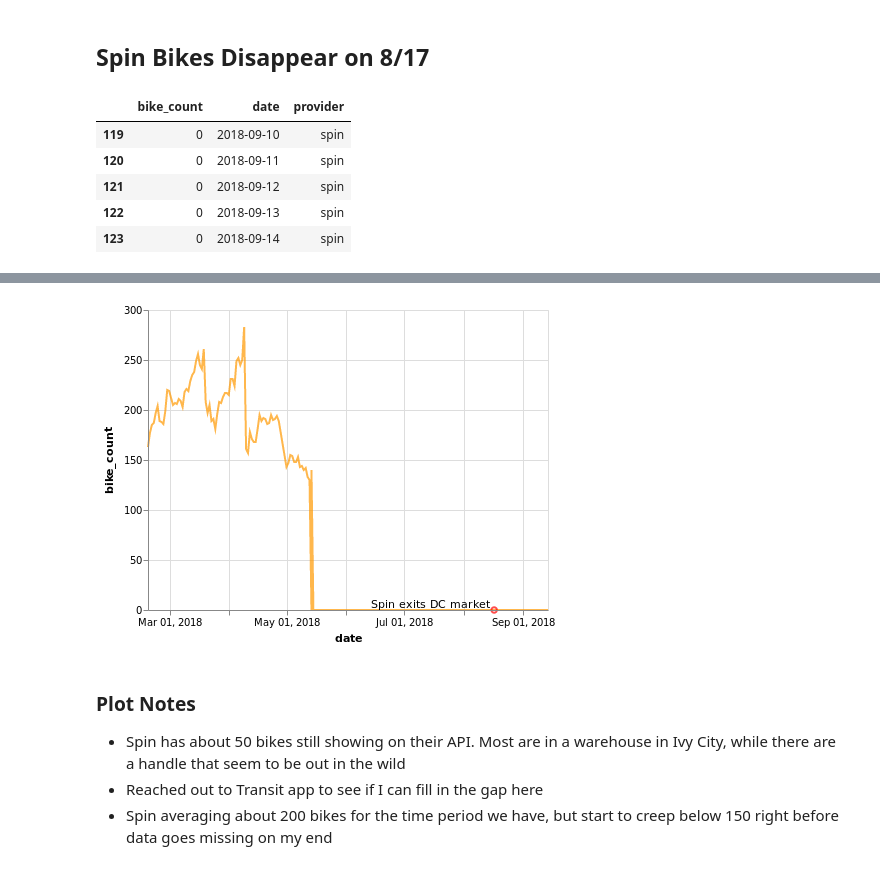
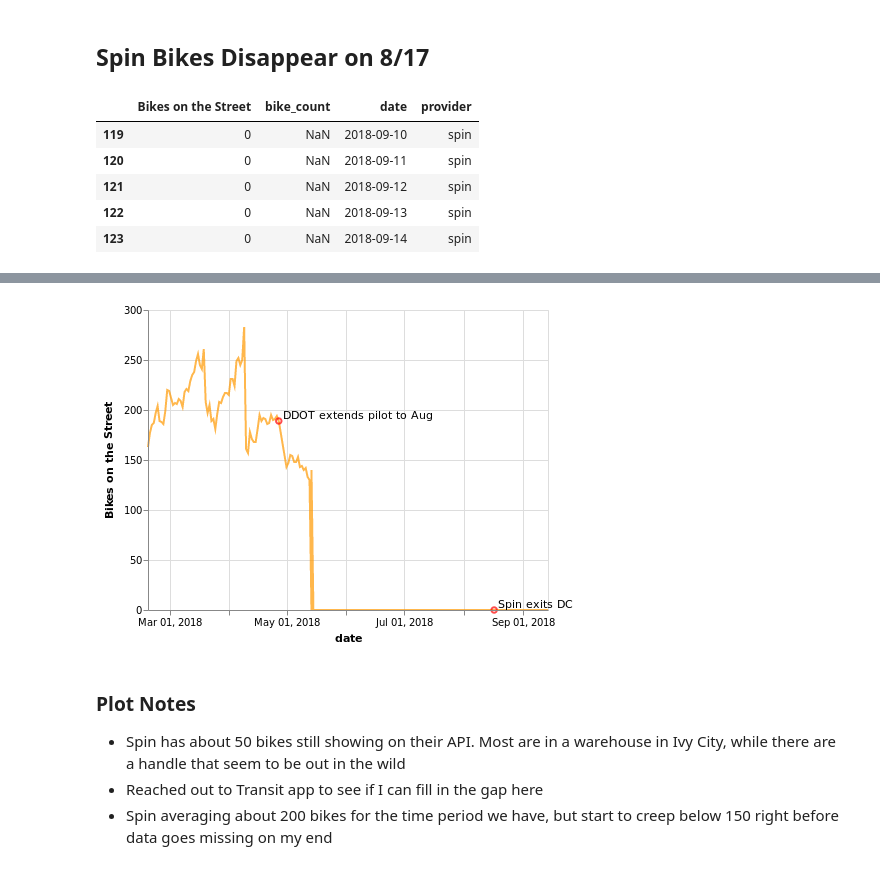
Before and after one commit to msussman/dc_dobi_extinction, a Jupyter notebook: plots/all_providers.ipynb, the cells around one changed output, grey strips where cells are left out. Cells and saved outputs as stored; diff of their text form; code cells hidden in the pictures.

```diff
--- a/plots/all_providers.ipynb
+++ b/plots/all_providers.ipynb
@@ -76,33 +113,35 @@ df.to_csv("daily_bike_count.csv")
 df['date'] = pd.to_datetime(df['date'])
 
 # Smooth out days with outliers due to API issues
-df['bike_count'] = np.where((df['provider'] == 'ofo') &
-                             (df['bike_count'] < 20) &
-                              (df['date'] <= '2018-04-10'), 400, df['bike_count'])
-df['bike_count'] = np.where((df['bike_count'] > 500) &
-                            (df['date'] <= '2018-04-10'), 450, df['bike_count'])
+df['Bikes on the Street'] = np.where((df['provider'] == 'ofo') &
+                                     (df['Bikes on the Street'] < 20) &
+                                     (df['date'] <= '2018-04-10'), 400, df['Bikes on the Street'])
+df['Bikes on the Street'] = np.where((df['Bikes on the Street'] > 500) &
+                                     (df['date'] <= '2018-04-10'), 450, df['Bikes on the Street'])
 # %% [markdown]
 ## Spin Bikes Disappear on 8/17
 # %%
 spin_df = df[df['provider'] == 'spin']
 # Pad out the rest of the days in the Dataframe
 spin_padding_df = pd.DataFrame(pd.date_range(start=spin_df['date'].max(), end=df['date'].max()), columns=['date'])
-spin_padding_df['bike_count'] = 0
+spin_padding_df['Bikes on the Street'] = 0
 spin_padding_df['provider'] = 'spin'
 
 spin_df = pd.concat([spin_df, spin_padding_df], axis=0)
 spin_df.tail()
 # %% [output]
-|  | bike_count | date | provider |
-| 119 | 0 | 2018-09-10 | spin |
-| 120 | 0 | 2018-09-11 | spin |
-| 121 | 0 | 2018-09-12 | spin |
-| 122 | 0 | 2018-09-13 | spin |
-| 123 | 0 | 2018-09-14 | spin |
+|  | Bikes on the Street | bike_count | date | provider |
+| 119 | 0 | NaN | 2018-09-10 | spin |
+| 120 | 0 | NaN | 2018-09-11 | spin |
+| 121 | 0 | NaN | 2018-09-12 | spin |
+| 122 | 0 | NaN | 2018-09-13 | spin |
+| 123 | 0 | NaN | 2018-09-14 | spin |
 # %%
 # Merge on spin exit date
-spin_dates = [date(2018,8,17)]
-spin_events = ['Spin exits DC market ']
+spin_dates = [date(2018,4,27),
+              date(2018,8,17)]
+spin_events = [' DDOT extends pilot to Aug',
+               ' Spin exits DC']
 
 # Define Dataframe of Mobike Events
 spin_events_df = pd.DataFrame({'date': spin_dates, 'spin_event': spin_events})
@@ -114,33 +153,37 @@ spin_df = spin_df.merge(spin_events_df, on=['date', 'provider'], how='left')
 # %%
 line_chart = alt.Chart(spin_df).mark_line(opacity=0.7).encode(
              alt.X('date'),
-             alt.Y('bike_count'),
+             alt.Y('Bikes on the Street'),
              alt.Color('provider',
                        legend=None,
                       scale=alt.Scale(range=['#ff9900']))
              )
 
 # spin points
 spin_points = alt.Chart(spin_df[~spin_df['spin_event'].isnull()]
              ).mark_point(color='red'
 
              ).encode(
              alt.X('date'),
-             alt.Y('bike_count')
+             alt.Y('Bikes on the Street')
 )
 
 # Spin Annotated points
 spin_text = spin_points.mark_text(
-                  align='right',
+                  align='left',
                   baseline='bottom',
         ).encode(
             text='spin_event',
         )
 
-line_chart + spin_points + spin_text
+
+spin_plot = line_chart + spin_points + spin_text
+
+spin_plot.save('spin.html')
+spin_plot
 # %% [output]
 [interactive output not drawn]
-[figure, old version]
+[figure, new version]
 # %% [markdown]
 ### Plot Notes
 
```
Also changed, not shown: parts of 10 cells of this notebook, 4 other files.
